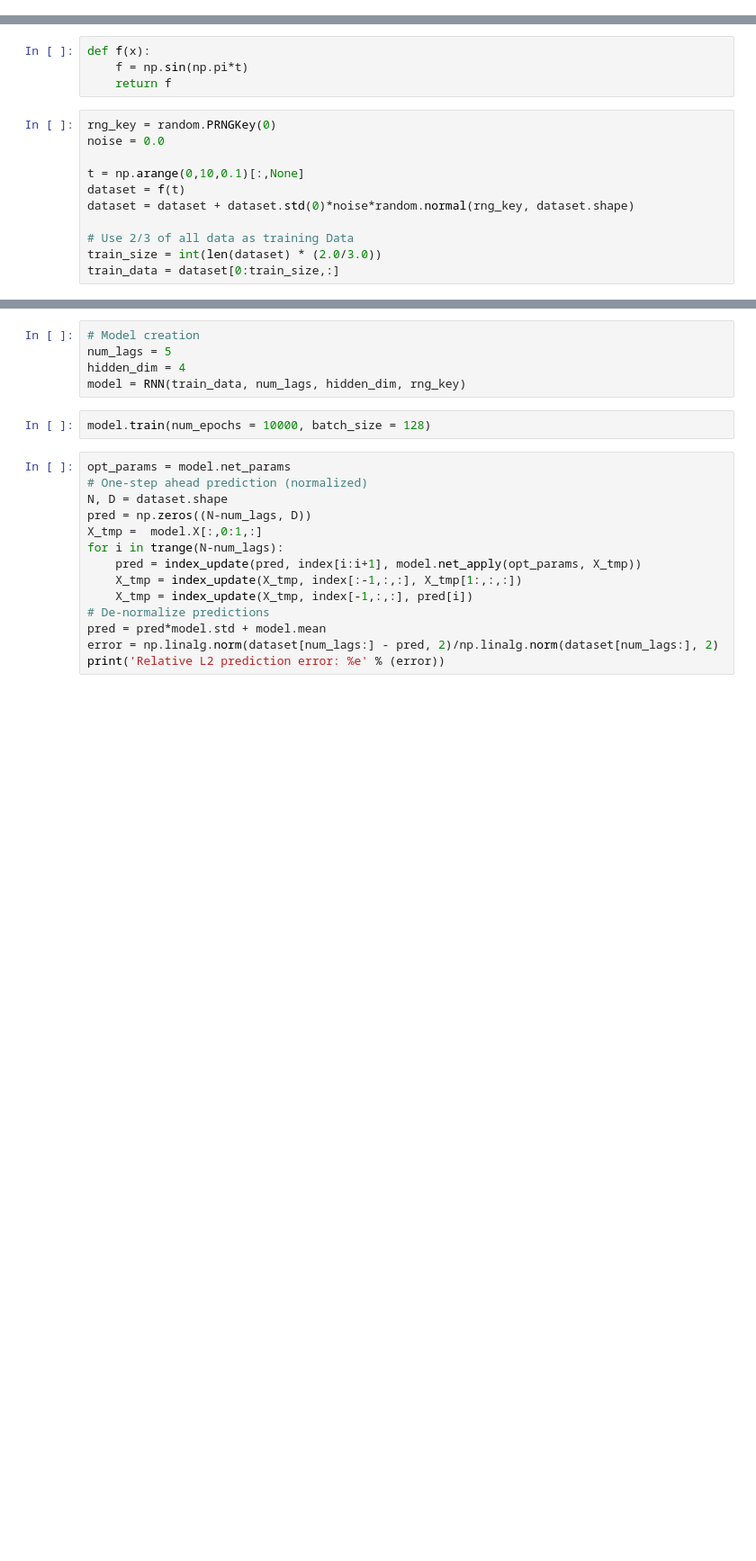
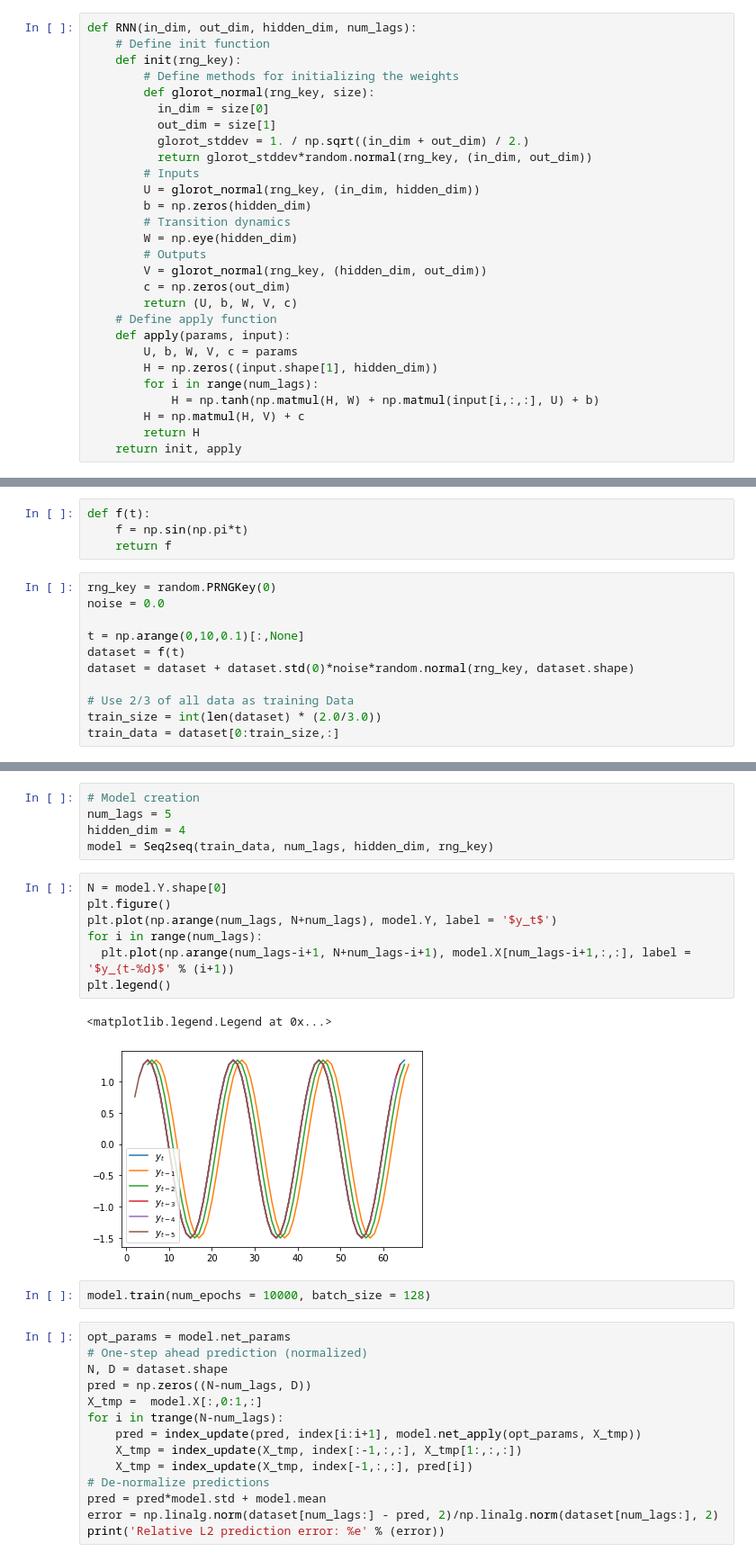
Before and after one commit to PredictiveIntelligenceLab/ENM531, a Jupyter notebook: Code/Week8-Deep learning/JAX_RNN.ipynb, the cells around one changed output, grey strips where cells are left out. Shown at 90% size. Saved outputs shown, nothing was run; the diff lists cells and outputs as text; blank space fills up the shorter version.

```diff
--- a/Code/Week8-Deep learning/JAX_RNN.ipynb
+++ b/Code/Week8-Deep learning/JAX_RNN.ipynb
@@ -11,6 +11,34 @@ import numpy.random as npr
 import matplotlib.pyplot as plt
 from mpl_toolkits.mplot3d import Axes3D
 from scipy.interpolate import griddata
+# %%
+def RNN(in_dim, out_dim, hidden_dim, num_lags):
+    # Define init function
+    def init(rng_key):
+        # Define methods for initializing the weights
+        def glorot_normal(rng_key, size):
+          in_dim = size[0]
+          out_dim = size[1]
+          glorot_stddev = 1. / np.sqrt((in_dim + out_dim) / 2.)
+          return glorot_stddev*random.normal(rng_key, (in_dim, out_dim))
+        # Inputs
+        U = glorot_normal(rng_key, (in_dim, hidden_dim))
+        b = np.zeros(hidden_dim)
+        # Transition dynamics
+        W = np.eye(hidden_dim)
+        # Outputs
+        V = glorot_normal(rng_key, (hidden_dim, out_dim))
+        c = np.zeros(out_dim)
+        return (U, b, W, V, c)
+    # Define apply function
+    def apply(params, input):
+        U, b, W, V, c = params
+        H = np.zeros((input.shape[1], hidden_dim))
+        for i in range(num_lags):
+            H = np.tanh(np.matmul(H, W) + np.matmul(input[i,:,:], U) + b)
+        H = np.matmul(H, V) + c
+        return H
+    return init, apply
 # %%
 def create_lags(data, L):
     N = data.shape[0] - L
@@ -122,7 +120,7 @@ class RNN():
     Y_pred = self.net_apply(params, inputs)
     return Y_pred
 # %%
-def f(x):
+def f(t):
     f = np.sin(np.pi*t)
     return f
 # %%
@@ -140,7 +142,17 @@ train_data = dataset[0:train_size,:]
 # Model creation
 num_lags = 5
 hidden_dim = 4
-model = RNN(train_data, num_lags, hidden_dim, rng_key)
+model = Seq2seq(train_data, num_lags, hidden_dim, rng_key)
+# %%
+N = model.Y.shape[0]
+plt.figure()
+plt.plot(np.arange(num_lags, N+num_lags), model.Y, label = '$y_t$')
+for i in range(num_lags):
+  plt.plot(np.arange(num_lags-i+1, N+num_lags-i+1), model.X[num_lags-i+1,:,:], label = '$y_{t-%d}$' % (i+1))
+plt.legend()
+# %% [output]
+<matplotlib.legend.Legend at 0x...>
+[figure, added]
 # %%
 model.train(num_epochs = 10000, batch_size = 128)
 # %%
```
Also changed, not shown: parts of 3 cells of this notebook, 4 other files.
